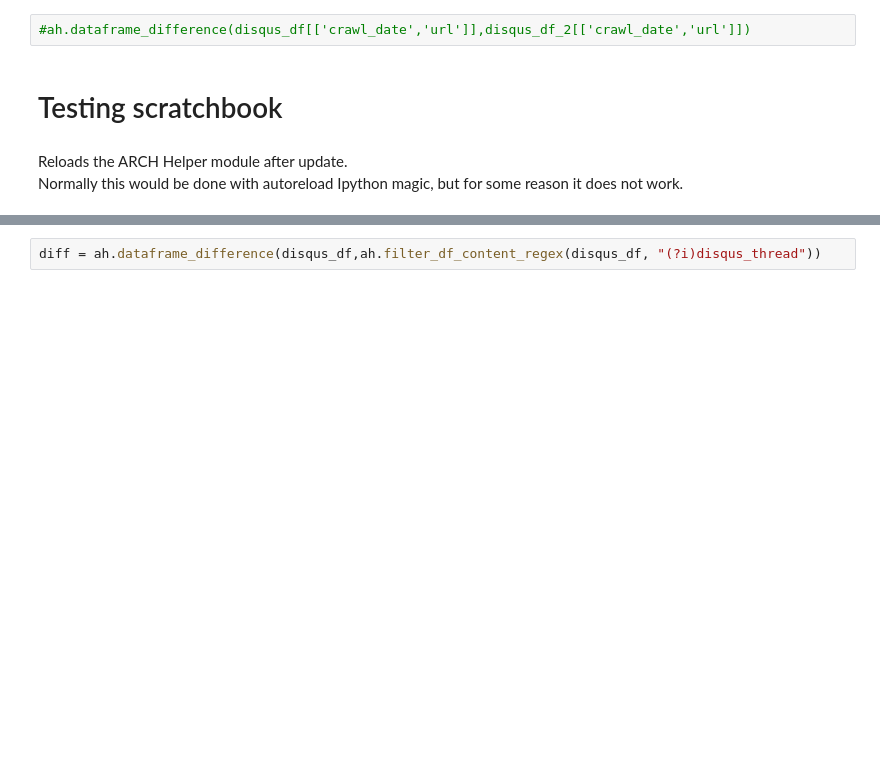
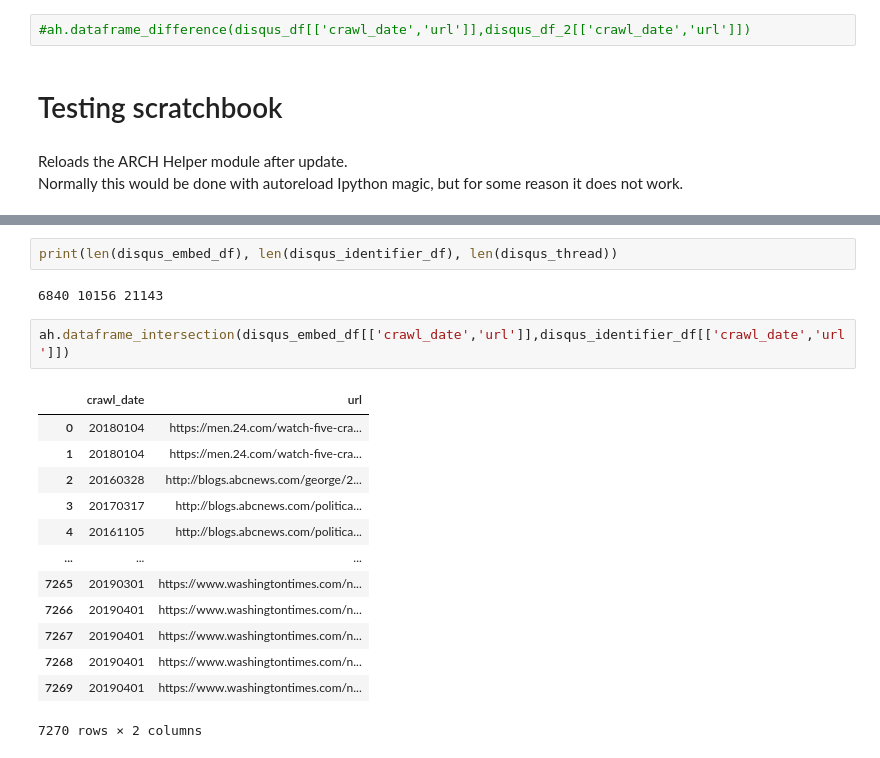
Before and after one commit to smootyboy/ARCH_News_Comments, a Jupyter notebook: Comment_Extraction.ipynb, the cells around one changed output, grey strips where cells are left out. Drawn from its saved outputs; the diff is of its cells as text; blank space fills up the shorter version.

```diff
--- a/Comment_Extraction.ipynb
+++ b/Comment_Extraction.ipynb
@@ -286,2 +326,20 @@ NameError: name 'ah' is not defined
-# %%
-diff = ah.dataframe_difference(disqus_df,ah.filter_df_content_regex(disqus_df, "(?i)disqus_thread"))
+# %%
+print(len(disqus_embed_df), len(disqus_identifier_df), len(disqus_thread))
+# %% [output]
+6840 10156 21143
+# %%
+ah.dataframe_intersection(disqus_embed_df[['crawl_date','url']],disqus_identifier_df[['crawl_date','url']])
+# %% [output]
+|  | crawl_date | url |
+| 0 | 20180104 | https://men.24.com/watch-five-cra... |
+| 1 | 20180104 | https://men.24.com/watch-five-cra... |
+| 2 | 20160328 | http://blogs.abcnews.com/george/2... |
+| 3 | 20170317 | http://blogs.abcnews.com/politica... |
+| 4 | 20161105 | http://blogs.abcnews.com/politica... |
+| ... | ... | ... |
+| 7265 | 20190301 | https://www.washingtontimes.com/n... |
+| 7266 | 20190401 | https://www.washingtontimes.com/n... |
+| 7267 | 20190401 | https://www.washingtontimes.com/n... |
+| 7268 | 20190401 | https://www.washingtontimes.com/n... |
+| 7269 | 20190401 | https://www.washingtontimes.com/n... |
+7270 rows × 2 columns
```
Also changed, not shown: parts of 13 cells of this notebook.
